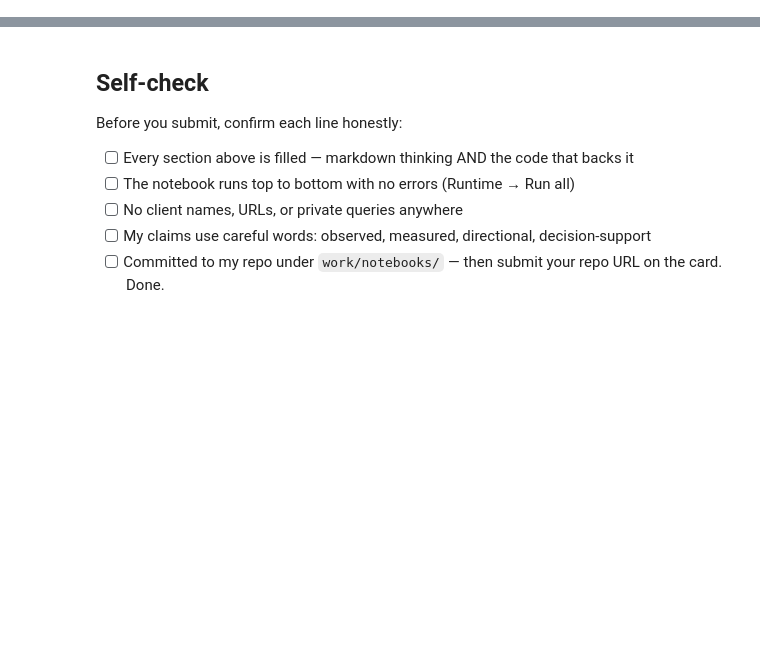
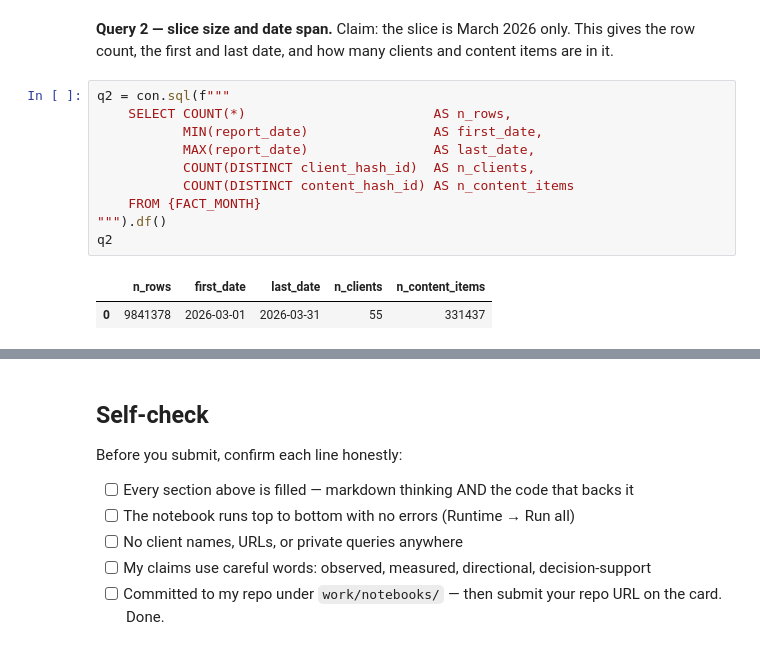
Before and after one commit to Ssaqlain09/flyrank-ml-internship, a Jupyter notebook: work/notebooks/w03_data_contract.ipynb, the cells around one changed output, grey strips where cells are left out. Cells and saved outputs as stored; diff of their text form; blank space fills up the shorter version.

```diff
--- a/work/notebooks/w03_data_contract.ipynb
+++ b/work/notebooks/w03_data_contract.ipynb
@@ -36,0 +143,16 @@ This skeleton is yours to fill. Work the sections **in order** — each one has
+# %% [markdown]
+**Query 2 — slice size and date span.** Claim: the slice is March 2026 only. This gives the row count,
+the first and last date, and how many clients and content items are in it.
+# %%
+q2 = con.sql(f"""
+    SELECT COUNT(*)                        AS n_rows,
+           MIN(report_date)                AS first_date,
+           MAX(report_date)                AS last_date,
+           COUNT(DISTINCT client_hash_id)  AS n_clients,
+           COUNT(DISTINCT content_hash_id) AS n_content_items
+    FROM {FACT_MONTH}
+""").df()
+q2
+# %% [output]
+|  | n_rows | first_date | last_date | n_clients | n_content_items |
+| 0 | 9841378 | 2026-03-01 | 2026-03-31 | 55 | 331437 |
```
Also changed, not shown: parts of 21 cells of this notebook.
